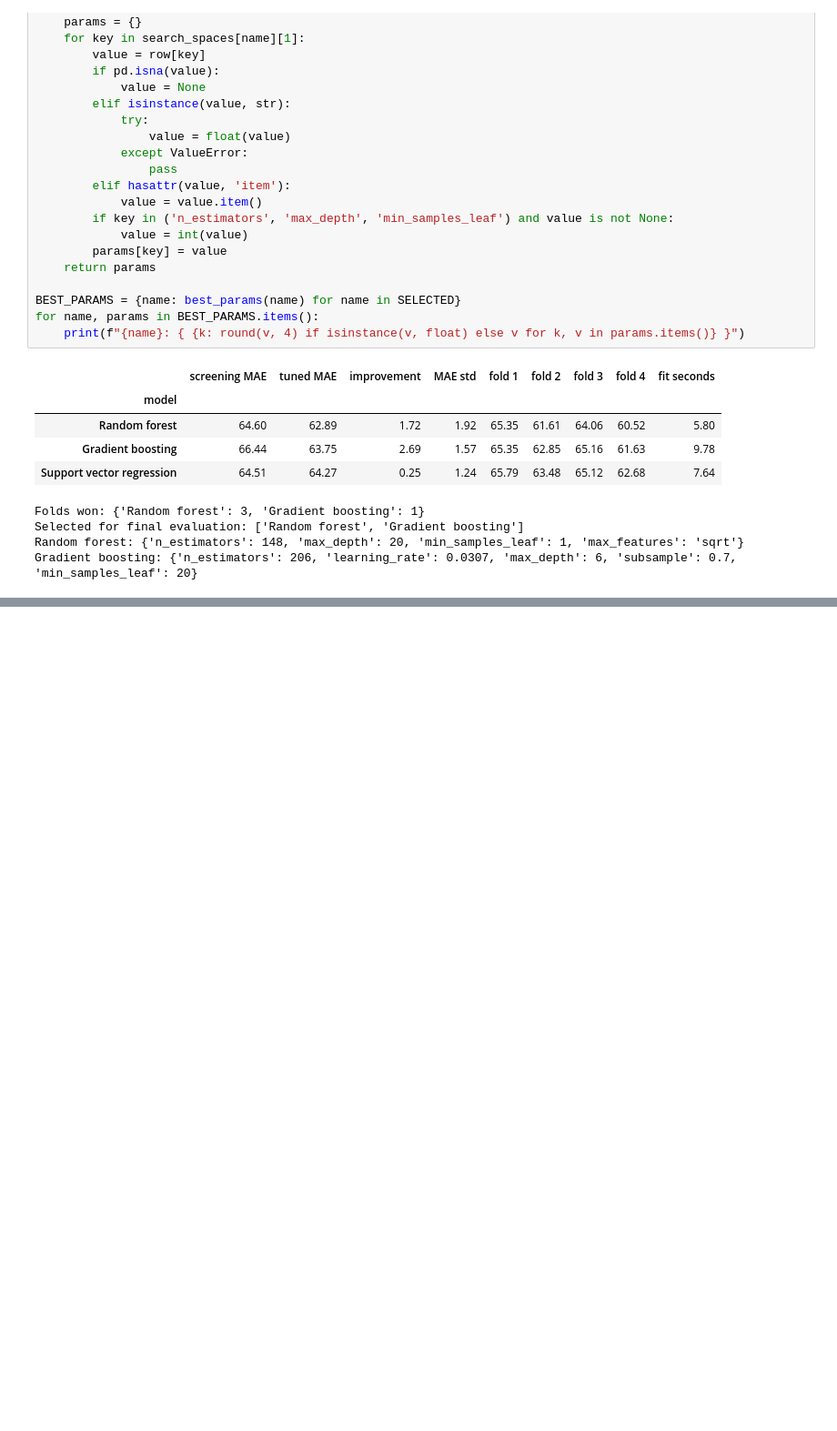
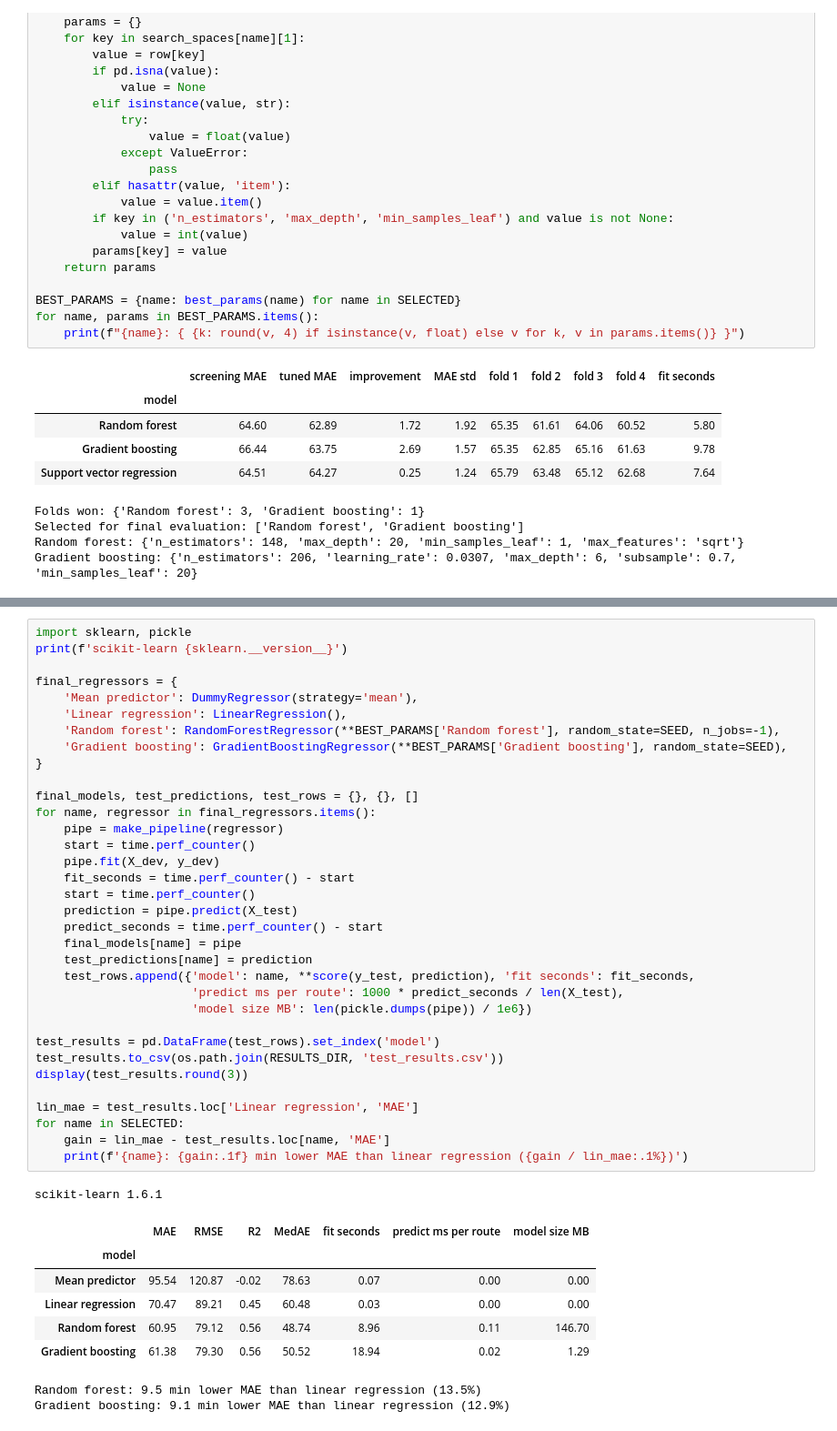
Before and after one commit to brucenguyen0302-code/last-mile-route-duration, a Jupyter notebook: notebooks/AT1_II_route_duration.ipynb, the cells around one changed output, grey strips where cells are left out. Shown at 91% size. Cells and saved outputs as stored; diff of their text form; blank space fills up the shorter version.

Commit message:
Evaluate final models on test weeks and test significance

```diff
--- a/notebooks/AT1_II_route_duration.ipynb
+++ b/notebooks/AT1_II_route_duration.ipynb
@@ -1085,0 +1096,44 @@ Gradient boosting: {'n_estimators': 206, 'learning_rate': 0.0307, 'max_depth': 6
+# %%
+import sklearn, pickle
+print(f'scikit-learn {sklearn.__version__}')
+
+final_regressors = {
+    'Mean predictor': DummyRegressor(strategy='mean'),
+    'Linear regression': LinearRegression(),
+    'Random forest': RandomForestRegressor(**BEST_PARAMS['Random forest'], random_state=SEED, n_jobs=-1),
+    'Gradient boosting': GradientBoostingRegressor(**BEST_PARAMS['Gradient boosting'], random_state=SEED),
+}
+
+final_models, test_predictions, test_rows = {}, {}, []
+for name, regressor in final_regressors.items():
+    pipe = make_pipeline(regressor)
+    start = time.perf_counter()
+    pipe.fit(X_dev, y_dev)
+    fit_seconds = time.perf_counter() - start
+    start = time.perf_counter()
+    prediction = pipe.predict(X_test)
+    predict_seconds = time.perf_counter() - start
+    final_models[name] = pipe
+    test_predictions[name] = prediction
+    test_rows.append({'model': name, **score(y_test, prediction), 'fit seconds': fit_seconds,
+                      'predict ms per route': 1000 * predict_seconds / len(X_test),
+                      'model size MB': len(pickle.dumps(pipe)) / 1e6})
+
+test_results = pd.DataFrame(test_rows).set_index('model')
+test_results.to_csv(os.path.join(RESULTS_DIR, 'test_results.csv'))
+display(test_results.round(3))
+
+lin_mae = test_results.loc['Linear regression', 'MAE']
+for name in SELECTED:
+    gain = lin_mae - test_results.loc[name, 'MAE']
+    print(f'{name}: {gain:.1f} min lower MAE than linear regression ({gain / lin_mae:.1%})')
+# %% [output]
+scikit-learn 1.6.1
+|  | MAE | RMSE | R2 | MedAE | fit seconds | predict ms per route | model size MB |
+| model |  |  |  |  |  |  |  |
+| Mean predictor | 95.54 | 120.87 | -0.02 | 78.63 | 0.07 | 0.00 | 0.00 |
+| Linear regression | 70.47 | 89.21 | 0.45 | 60.48 | 0.03 | 0.00 | 0.00 |
+| Random forest | 60.95 | 79.12 | 0.56 | 48.74 | 8.96 | 0.11 | 146.70 |
+| Gradient boosting | 61.38 | 79.30 | 0.56 | 50.52 | 18.94 | 0.02 | 1.29 |
+Random forest: 9.5 min lower MAE than linear regression (13.5%)
+Gradient boosting: 9.1 min lower MAE than linear regression (12.9%)
```
Also changed, not shown: parts of 5 cells of this notebook.
